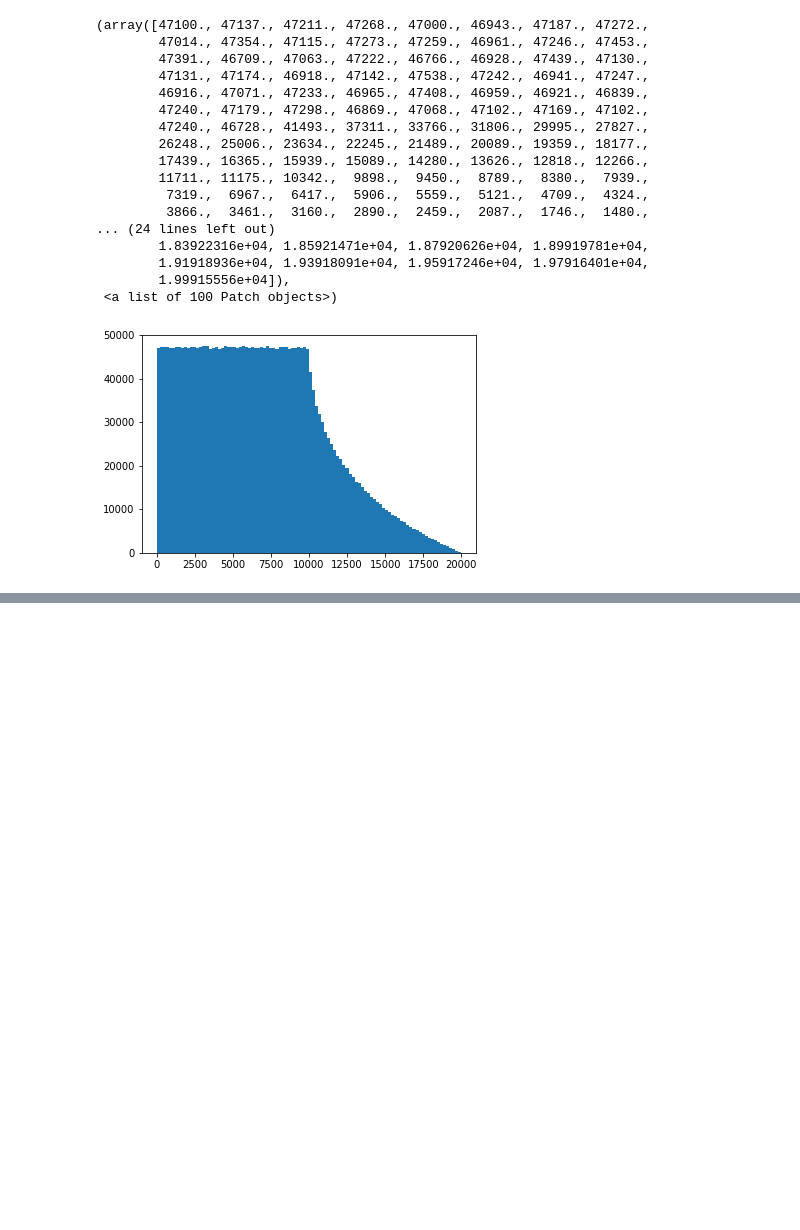
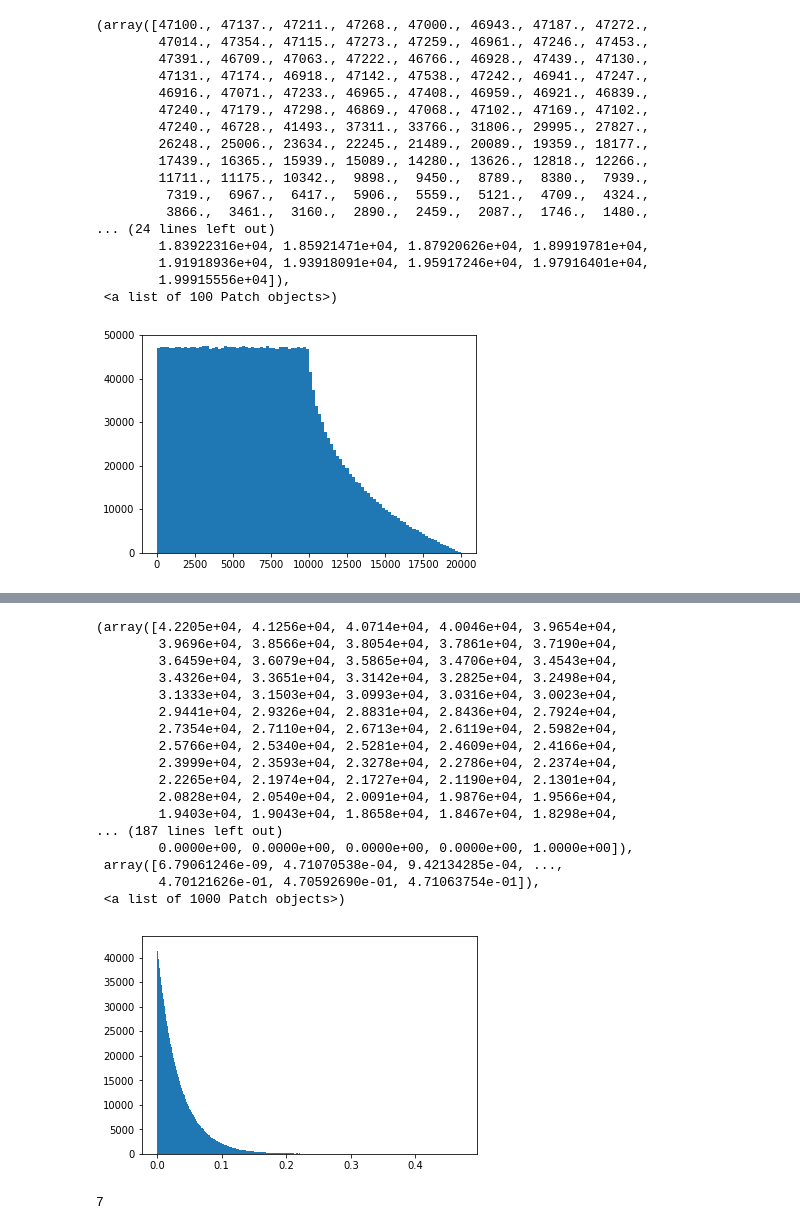
Before and after one commit to sgpjesus/sergio2018, a Jupyter notebook: Convulução.ipynb, the cells around one changed output, grey strips where cells are left out. Cells and saved outputs as stored; diff of their text form; code cells hidden in the pictures; blank space fills up the shorter version.

```diff
--- a/Convulução.ipynb
+++ b/Convulução.ipynb
@@ -174,0 +182,21 @@ plt.show()
+# %%
+plt.hist(randomnormal1, bins = 1000)
+# %% [output]
+(array([4.2205e+04, 4.1256e+04, 4.0714e+04, 4.0046e+04, 3.9654e+04,
+        3.9696e+04, 3.8566e+04, 3.8054e+04, 3.7861e+04, 3.7190e+04,
+        3.6459e+04, 3.6079e+04, 3.5865e+04, 3.4706e+04, 3.4543e+04,
+        3.4326e+04, 3.3651e+04, 3.3142e+04, 3.2825e+04, 3.2498e+04,
+        3.1333e+04, 3.1503e+04, 3.0993e+04, 3.0316e+04, 3.0023e+04,
+        2.9441e+04, 2.9326e+04, 2.8831e+04, 2.8436e+04, 2.7924e+04,
+        2.7354e+04, 2.7110e+04, 2.6713e+04, 2.6119e+04, 2.5982e+04,
+        2.5766e+04, 2.5340e+04, 2.5281e+04, 2.4609e+04, 2.4166e+04,
+        2.3999e+04, 2.3593e+04, 2.3278e+04, 2.2786e+04, 2.2374e+04,
+        2.2265e+04, 2.1974e+04, 2.1727e+04, 2.1190e+04, 2.1301e+04,
+        2.0828e+04, 2.0540e+04, 2.0091e+04, 1.9876e+04, 1.9566e+04,
+        1.9403e+04, 1.9043e+04, 1.8658e+04, 1.8467e+04, 1.8298e+04,
+... (187 lines left out)
+        0.0000e+00, 0.0000e+00, 0.0000e+00, 0.0000e+00, 1.0000e+00]),
+ array([6.79061246e-09, 4.71070538e-04, 9.42134285e-04, ...,
+        4.70121626e-01, 4.70592690e-01, 4.71063754e-01]),
+ <a list of 1000 Patch objects>)
+[figure, added]
@@ -174,0 +217,4 @@ plt.show()
+# %%
+len(x)
+# %% [output]
+7
```
Also changed, not shown: parts of 19 cells of this notebook, 1 other file.
